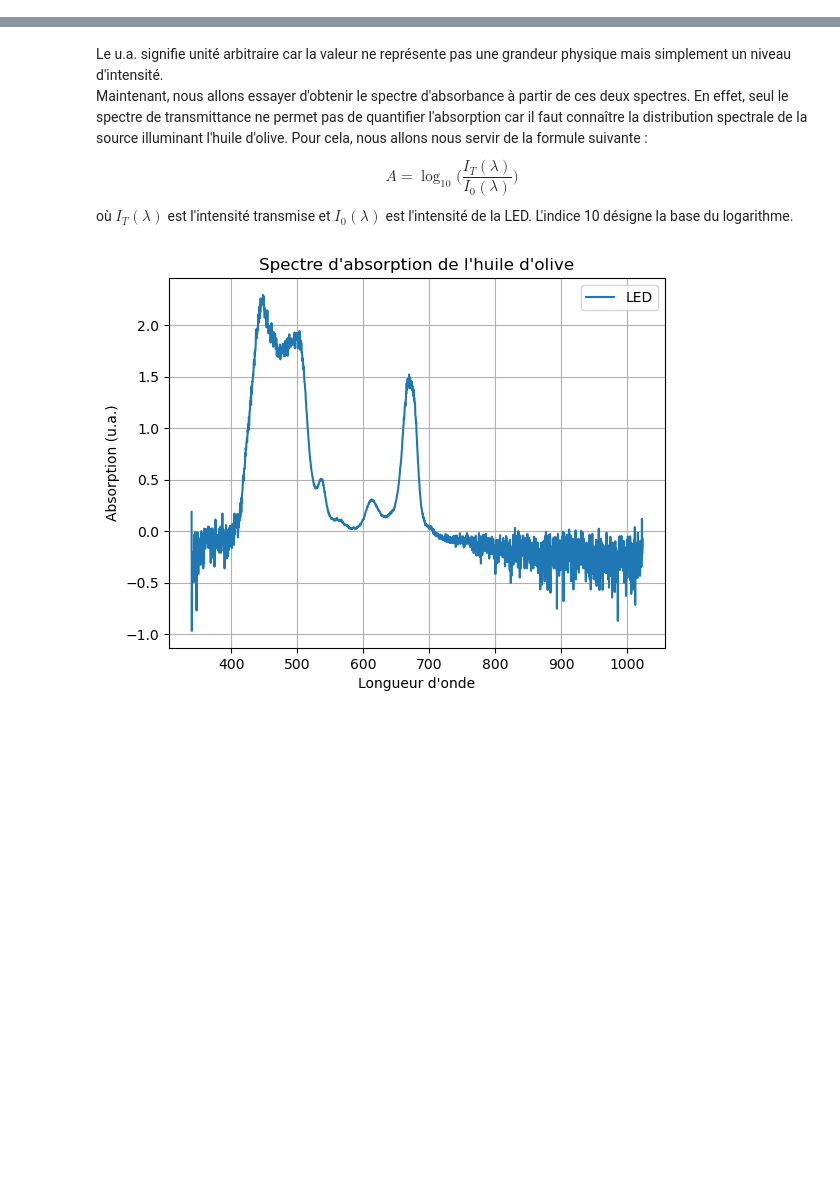
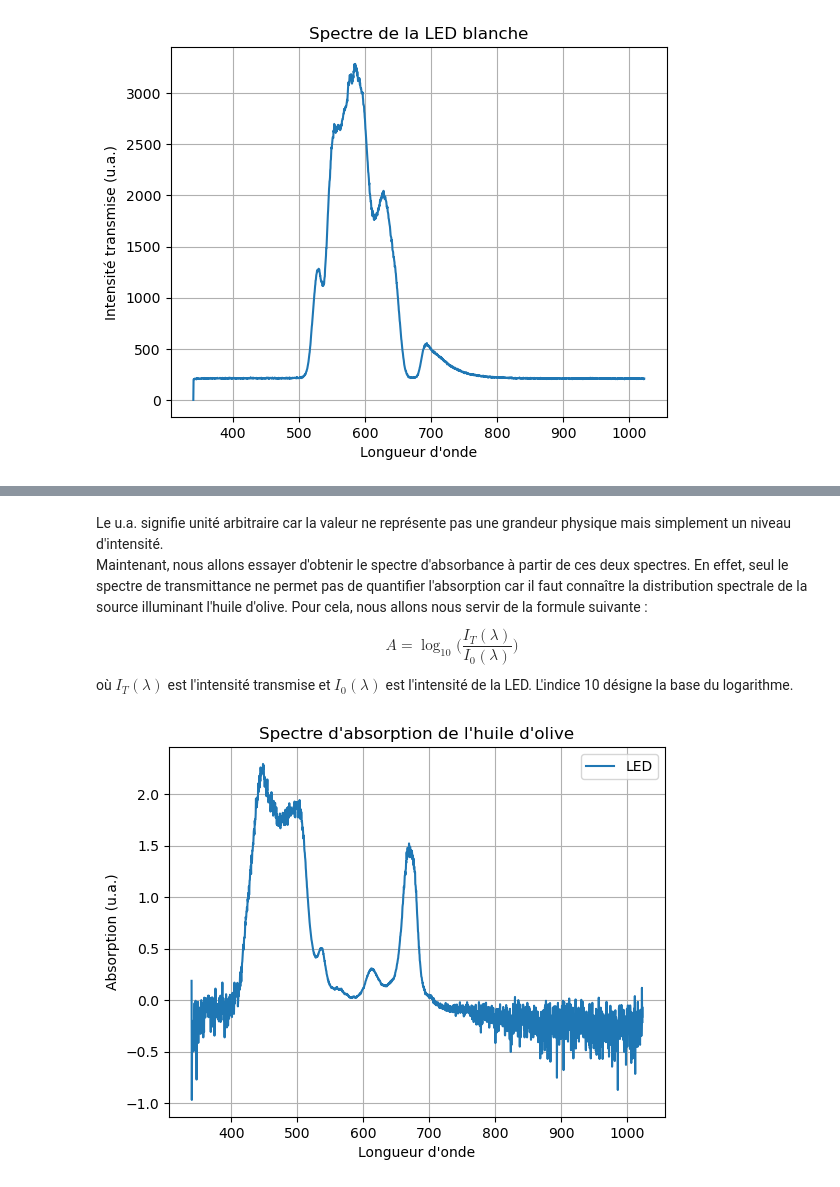
Before and after one commit to ltoguh/fluorescence_project_cordees_2026, a Jupyter notebook: fluo_cordees.ipynb, the cells around one changed output, grey strips where cells are left out. Drawn from its saved outputs; the diff is of its cells as text; code cells hidden in the pictures; blank space fills up the shorter version.

```diff
--- a/fluo_cordees.ipynb
+++ b/fluo_cordees.ipynb
@@ -1 +1,26 @@
+# %%
+import pandas as pd
+import matplotlib.pyplot as plt
+import numpy as np
+
+# Charger le fichier
+# sep='\s+' : sépare par espaces ou tabulations
+# decimal=',' : indique que les nombres utilisent la virgule comme séparateur décimal
+# comment='>' : ignore les lignes qui commencent par '>' (comme >>>>>End)
+df = pd.read_csv("data/CORDEES8_HUILE.txt",
+                 sep='\s+',
+                 header=None,
+                 decimal=',',
+                 comment='>')
+
+# Plot
+plt.figure(2)
+plt.plot(df[0], df[1], linestyle='-')
+plt.xlabel("Longueur d'onde")
+plt.ylabel("Intensité transmise (u.a.)")
+plt.title("Spectre de la LED blanche")
+plt.grid(True)
+plt.show()
+# %% [output]
+[figure, added]
 # %%
```
Also changed, not shown: parts of 2 cells of this notebook.
